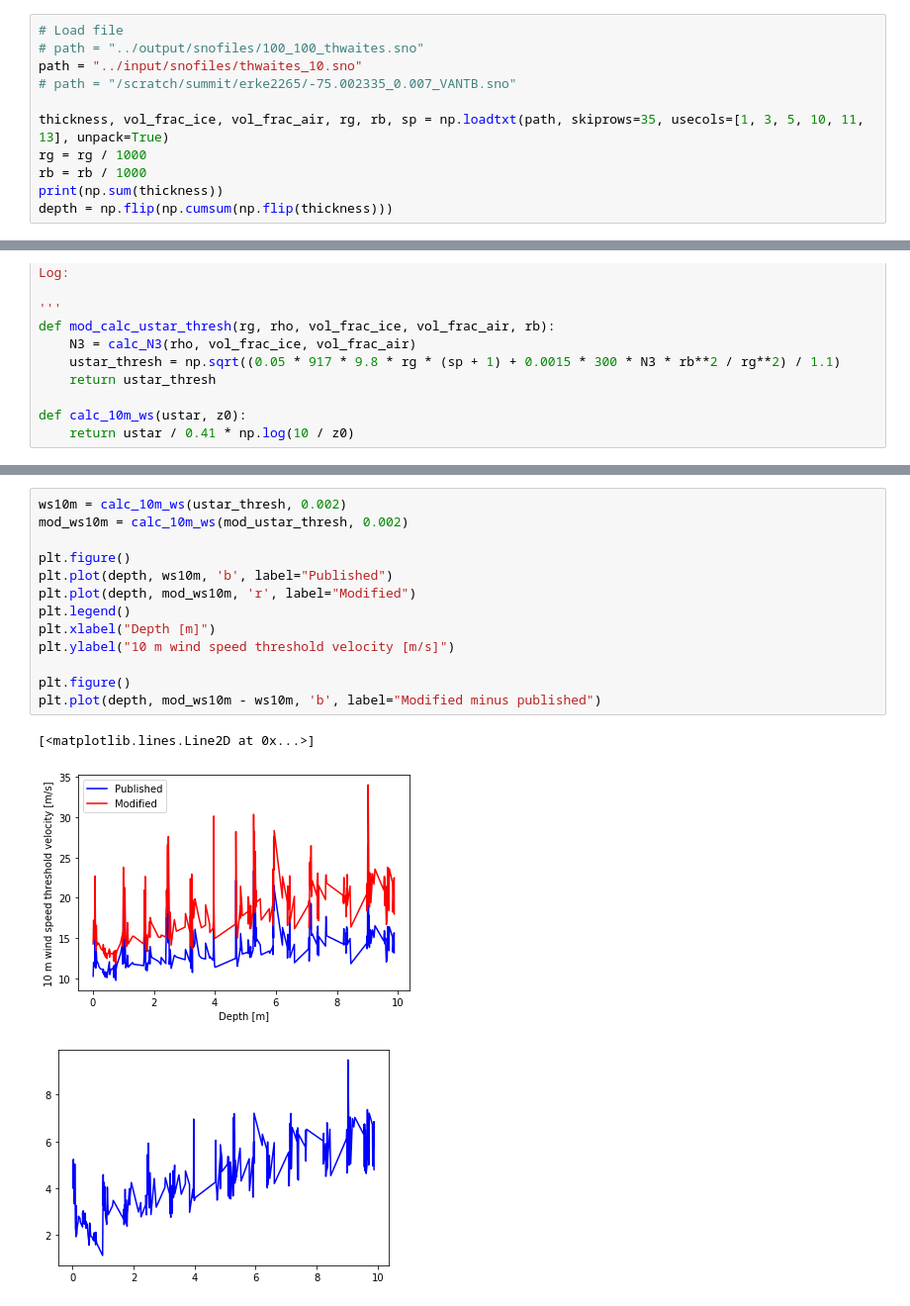
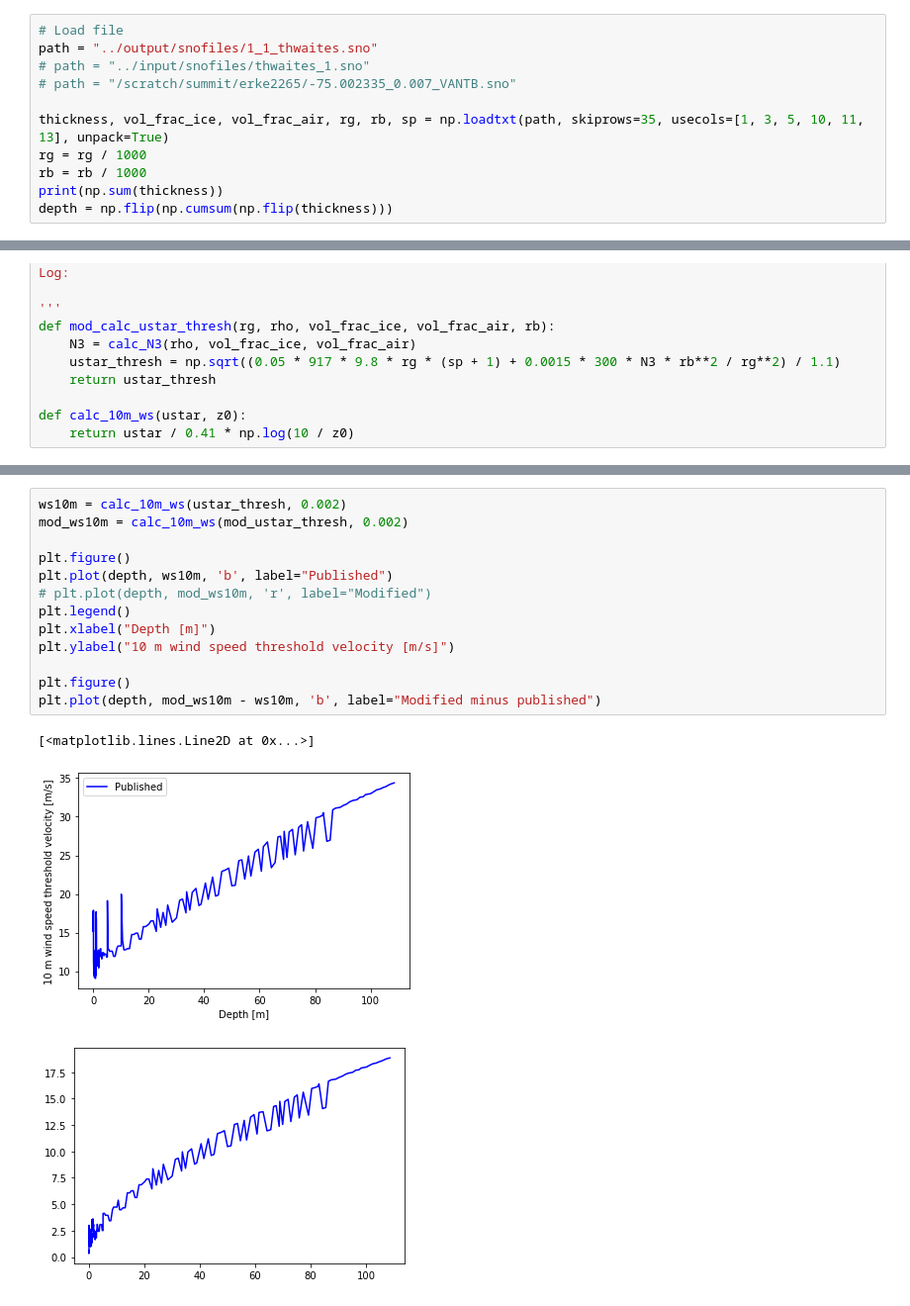
Before and after one commit to EricKeenan/SNOWPACK_WAIS, a Jupyter notebook: analysis/calculate_ustar_threshold_velocity.ipynb, the cells around one changed output, grey strips where cells are left out. Shown at 99% size. Drawn from its saved outputs; the diff is of its cells as text.

```diff
--- a/analysis/calculate_ustar_threshold_velocity.ipynb
+++ b/analysis/calculate_ustar_threshold_velocity.ipynb
@@ -5,8 +5,8 @@ import numpy as np
 import matplotlib.pyplot as plt
 # %%
 # Load file
-# path = "../output/snofiles/100_100_thwaites.sno"
-path = "../input/snofiles/thwaites_10.sno"
+path = "../output/snofiles/1_1_thwaites.sno"
+# path = "../input/snofiles/thwaites_1.sno"
 # path = "/scratch/summit/erke2265/-75.002335_0.007_VANTB.sno"
 
 thickness, vol_frac_ice, vol_frac_air, rg, rb, sp = np.loadtxt(path, skiprows=35, usecols=[1, 3, 5, 10, 11, 13], unpack=True)
@@ -127,20 +127,20 @@ plt.plot(depth, mod_ustar_thresh - ustar_thresh, 'b', label="Modified minus publ
 # %%
 ws10m = calc_10m_ws(ustar_thresh, 0.002)
 mod_ws10m = calc_10m_ws(mod_ustar_thresh, 0.002)
 
 plt.figure()
 plt.plot(depth, ws10m, 'b', label="Published")
-plt.plot(depth, mod_ws10m, 'r', label="Modified")
+# plt.plot(depth, mod_ws10m, 'r', label="Modified")
 plt.legend()
 plt.xlabel("Depth [m]")
 plt.ylabel("10 m wind speed threshold velocity [m/s]")
 
 plt.figure()
 plt.plot(depth, mod_ws10m - ws10m, 'b', label="Modified minus published")
 # %% [output]
 [<matplotlib.lines.Line2D at 0x...>]
-[figure, old version]
+[figure, new version]
-[figure, old version]
+[figure, new version]
 # %%
 plt.scatter(rho, ustar_thresh)
 # %% [output]
```
Also changed, not shown: parts of 9 cells of this notebook, 4 other files.
